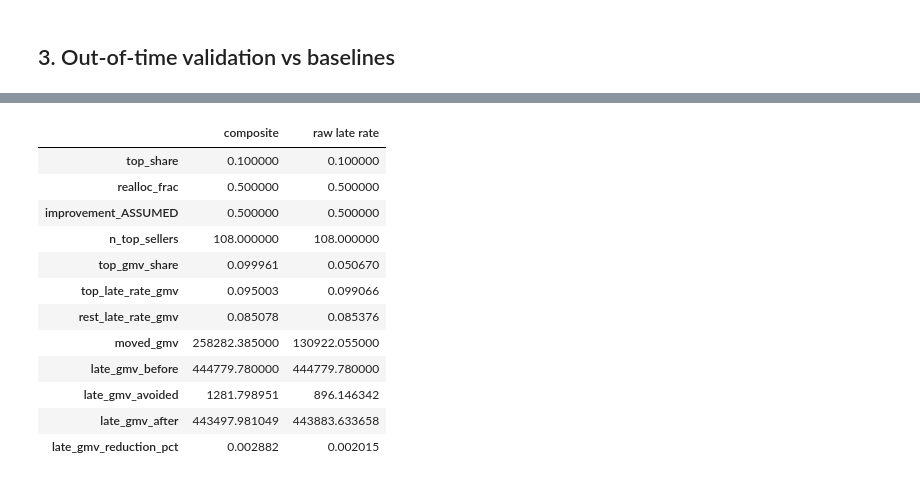
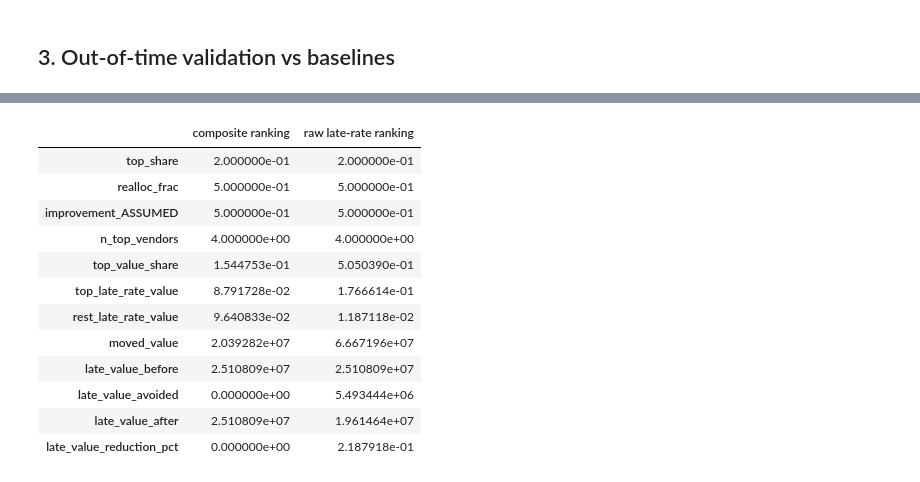
Before and after one commit to Abhi237/supplier-risk-scoring, a Jupyter notebook: notebooks/02_model_walkthrough.ipynb, the cells around one changed output, grey strips where cells are left out. Saved outputs shown, nothing was run; the diff lists cells and outputs as text; code cells hidden in the pictures.

Commit message:
docs: README, memo PDF, data dictionary, data model, architecture, executed notebooks (generated from pipeline outputs)

```diff
--- a/notebooks/02_model_walkthrough.ipynb
+++ b/notebooks/02_model_walkthrough.ipynb
@@ -172,19 +183,19 @@ Image('docs/figures/seller_archetypes.png', width=900)
 # %%
-pd.DataFrame([t['scenario_base_ASSUMED'], t['scenario_raw_baseline_ASSUMED']], index=['composite','raw late rate']).T
+pd.DataFrame([t['scenario_base_ASSUMED'], t['scenario_raw_baseline_ASSUMED']], index=['composite ranking','raw late-rate ranking']).T
 # %% [output]
-|  | composite | raw late rate |
-| top_share | 0.100000 | 0.100000 |
-| realloc_frac | 0.500000 | 0.500000 |
-| improvement_ASSUMED | 0.500000 | 0.500000 |
-| n_top_sellers | 108.000000 | 108.000000 |
-| top_gmv_share | 0.099961 | 0.050670 |
-| top_late_rate_gmv | 0.095003 | 0.099066 |
-| rest_late_rate_gmv | 0.085078 | 0.085376 |
-| moved_gmv | 258282.385000 | 130922.055000 |
-| late_gmv_before | 444779.780000 | 444779.780000 |
-| late_gmv_avoided | 1281.798951 | 896.146342 |
-| late_gmv_after | 443497.981049 | 443883.633658 |
-| late_gmv_reduction_pct | 0.002882 | 0.002015 |
+|  | composite ranking | raw late-rate ranking |
+| top_share | 2.000000e-01 | 2.000000e-01 |
+| realloc_frac | 5.000000e-01 | 5.000000e-01 |
+| improvement_ASSUMED | 5.000000e-01 | 5.000000e-01 |
+| n_top_vendors | 4.000000e+00 | 4.000000e+00 |
+| top_value_share | 1.544753e-01 | 5.050390e-01 |
+| top_late_rate_value | 8.791728e-02 | 1.766614e-01 |
+| rest_late_rate_value | 9.640833e-02 | 1.187118e-02 |
+| moved_value | 2.039282e+07 | 6.667196e+07 |
+| late_value_before | 2.510809e+07 | 2.510809e+07 |
+| late_value_avoided | 0.000000e+00 | 5.493444e+06 |
+| late_value_after | 2.510809e+07 | 1.961464e+07 |
+| late_value_reduction_pct | 0.000000e+00 | 2.187918e-01 |
 # %%
 pd.read_csv('artifacts/exposure_sensitivity.csv').round(3)
 # %% [output]
```
Also changed, not shown: parts of 29 cells of this notebook, 10 other files.
